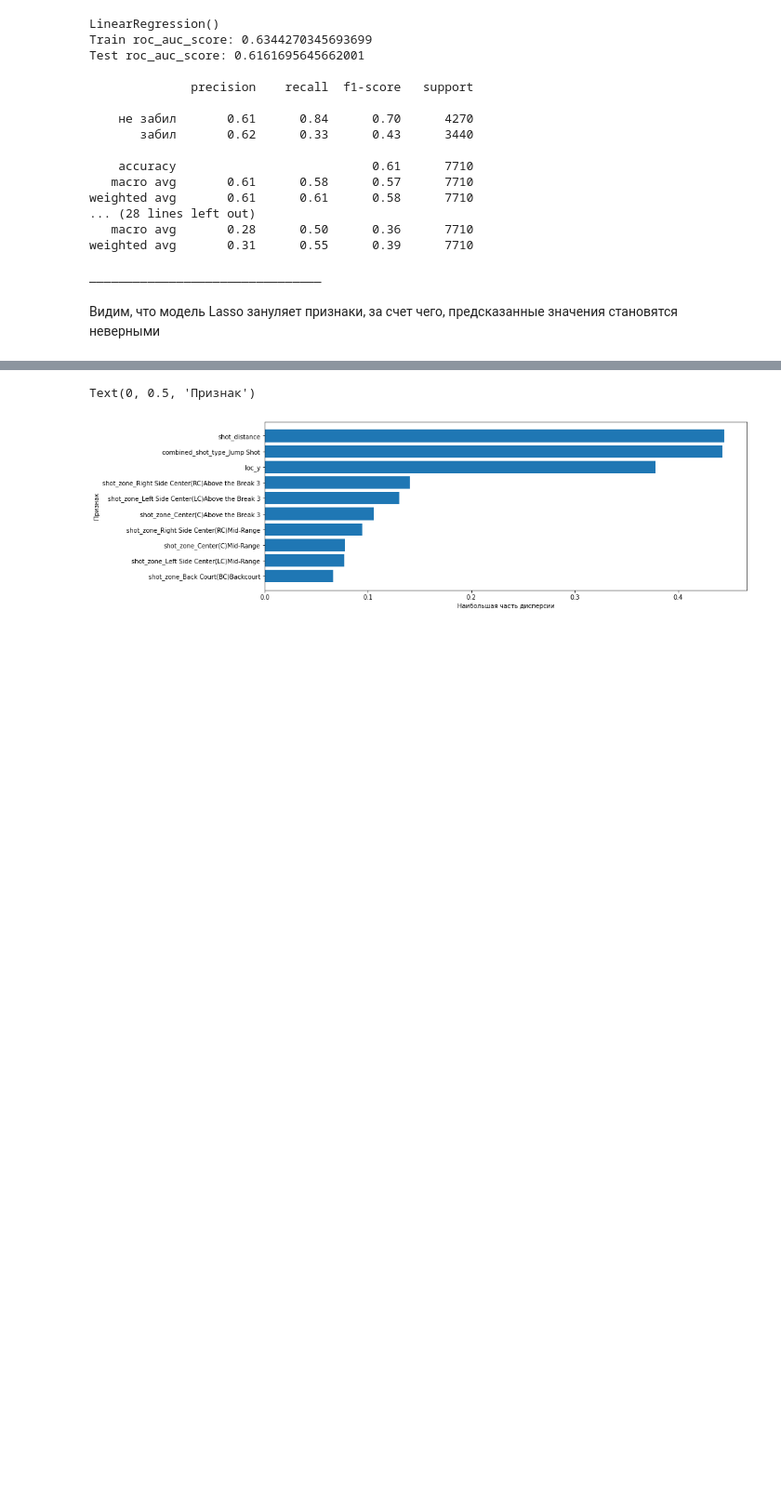
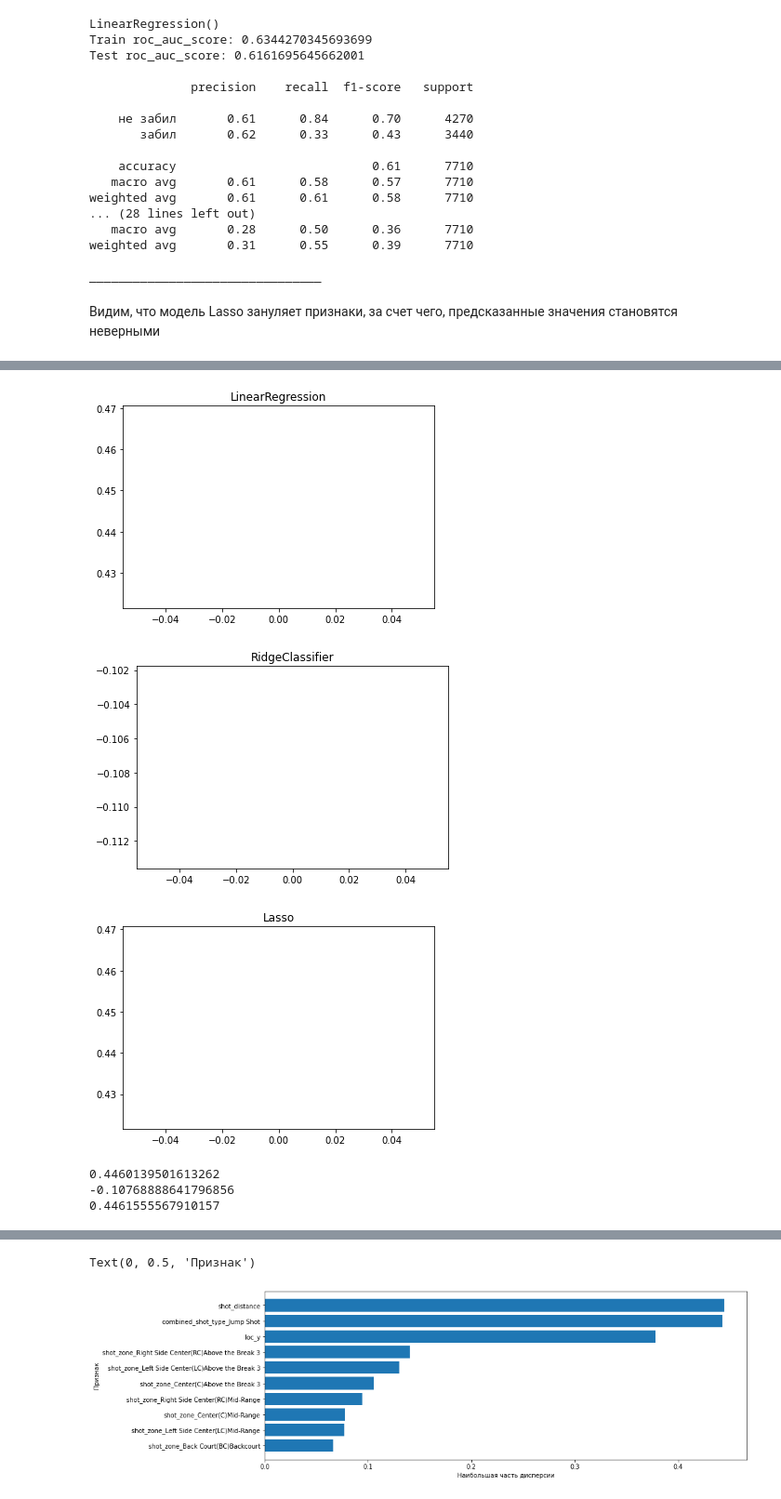
Before and after one commit to RuslanNT/code, a Jupyter notebook: DZ9_HW_Kobe.ipynb, the cells around one changed output, grey strips where cells are left out. Shown at 93% size. Saved outputs shown, nothing was run; the diff lists cells and outputs as text; code cells hidden in the pictures; blank space fills up the shorter version.

```diff
--- a/DZ9_HW_Kobe.ipynb
+++ b/DZ9_HW_Kobe.ipynb
@@ -158,3 +222,40 @@ ________________________________
+# %%
+# смотрим коэффициенты coef_ в зависимости от коэффициента регуляризации от 0.1 до 1 с шагом 0.1
+# для RidgeClassifier и Lasso
+
+# LinearRegression для примера
+LinR = LinearRegression()
+LinR.fit(X_scaled,y_train)
+plt.plot(LinR.intercept_)
+plt.title('LinearRegression')
+plt.show()
+
+for i in np.arange(0.1, 1, 0.1):
+    RC = RidgeClassifier(random_state=0, alpha=i)
+    RC.fit(X_scaled,y_train)
+    plt.plot(RC.intercept_[0])
+    plt.title('RidgeClassifier')
+plt.show()
+
+for i in np.arange(0.1, 1, 0.1):
+    L = Lasso(random_state=0, alpha=i)
+    L.fit(X_scaled,y_train)
+    plt.plot(L.intercept_)
+    plt.title('Lasso')
+plt.show()
+# %% [output]
+[figure, added]
+[figure, added]
+[figure, added]
+# %%
+# смотрим на коэффициент смещения
+print(LinR.intercept_)
+print(RC.intercept_[0])
+print(L.intercept_)
+# %% [output]
+0.4460139501613262
+-0.10768888641796856
+0.4461555567910157
 # %%
 # Построиv PCA на подготовленных признаках
 # и уменьшим размерность до 1
```
Also changed, not shown: parts of 5 cells of this notebook.
